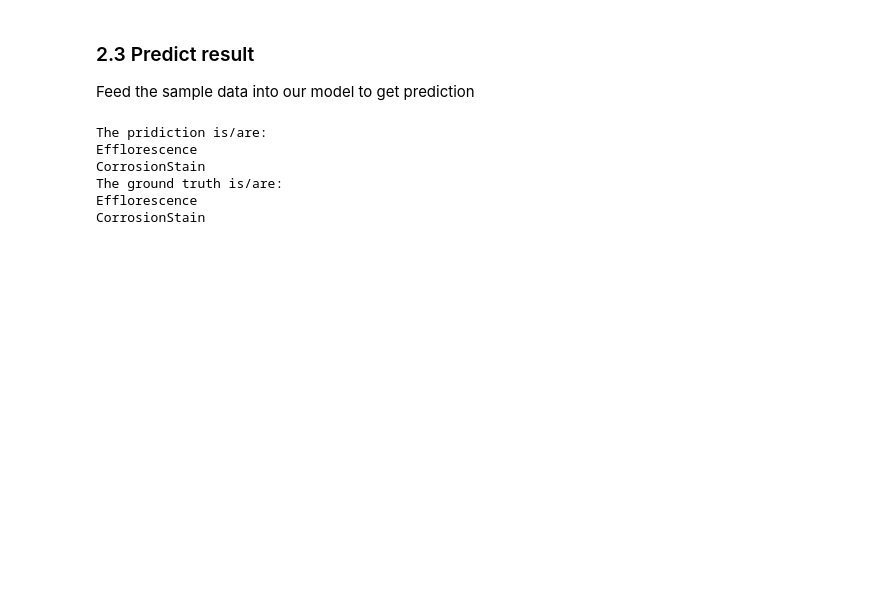
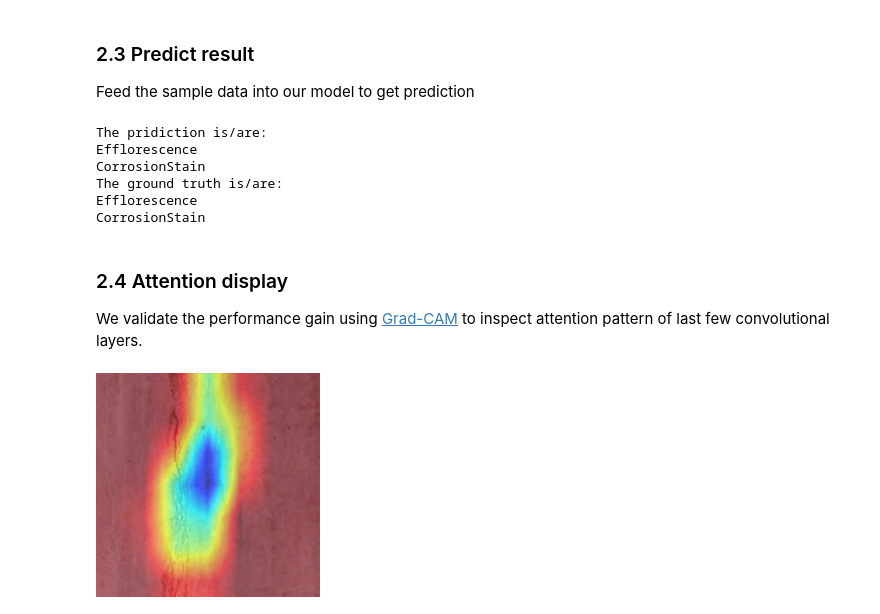
Before and after one commit to CS-433/ml-project-2-patricks, a Jupyter notebook: main.ipynb, the cells around one changed output. Cells and saved outputs as stored; diff of their text form; code cells hidden in the pictures; blank space fills up the shorter version.

Commit message:
attention pic

```diff
--- a/main.ipynb
+++ b/main.ipynb
@@ -63,3 +63,11 @@ CorrosionStain
 The ground truth is/are:
 Efflorescence
 CorrosionStain
+# %% [markdown]
+### 2.4 Attention display
+We validate the performance gain using [Grad-CAM](http://gradcam.cloudcv.org/) to inspect attention pattern of last few convolutional layers.
+# %%
+#show the attention of our model
+show_attenttion(model, data)
+# %% [output]
+[figure, added]
```
Also changed, not shown: parts of 2 cells of this notebook, 2 other files.
